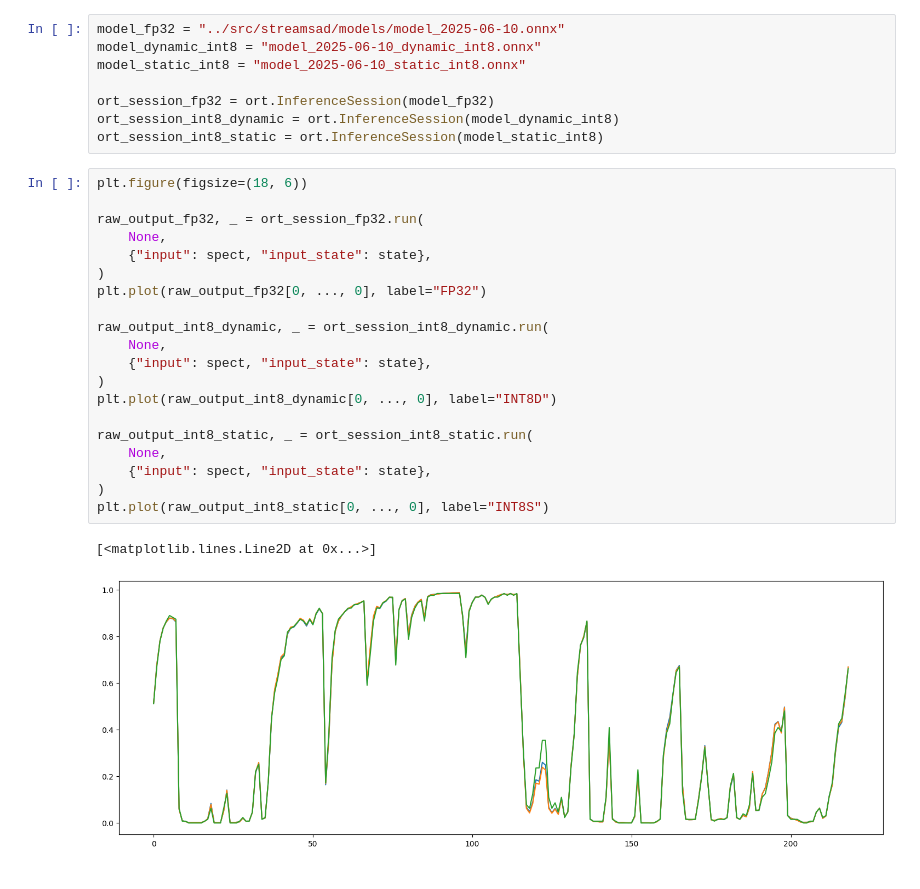
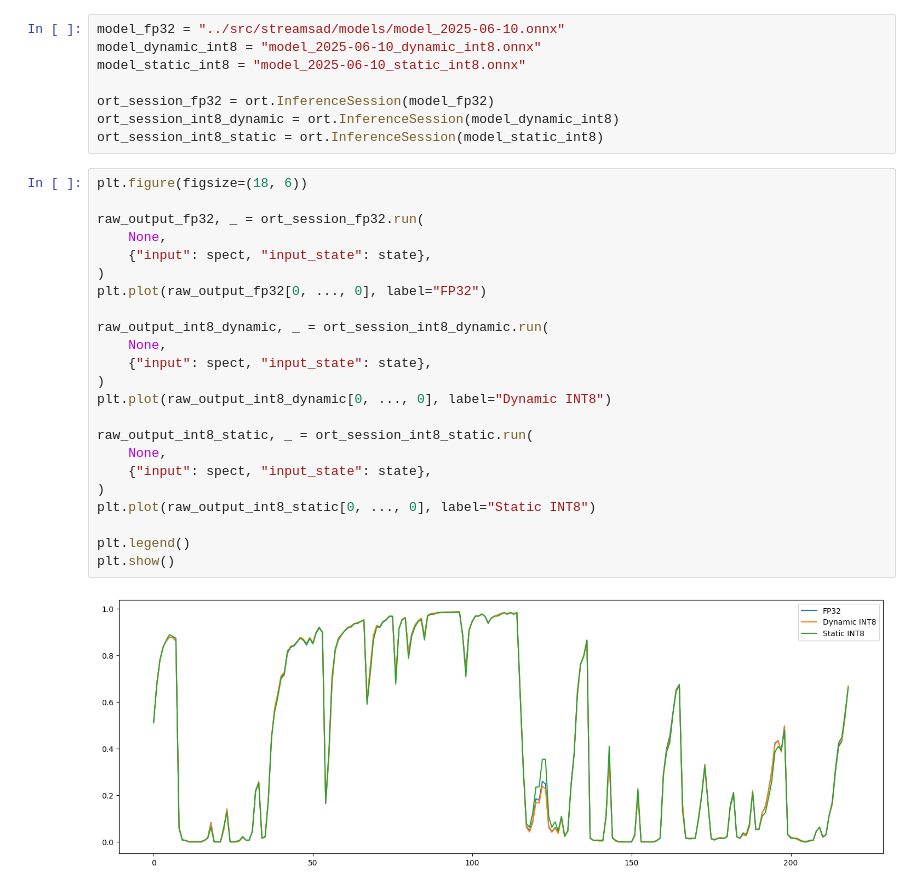
Before and after one commit to mohamad-hasan-sohan-ajini/streamsad, a Jupyter notebook: dev/output_comparison.ipynb, the cells around one changed output. Drawn from its saved outputs; the diff is of its cells as text.

Commit message:
Add legend

```diff
--- a/dev/output_comparison.ipynb
+++ b/dev/output_comparison.ipynb
@@ -21,23 +21,25 @@ ort_session_int8_static = ort.InferenceSession(model_static_int8)
 # %%
 plt.figure(figsize=(18, 6))
 
 raw_output_fp32, _ = ort_session_fp32.run(
     None,
     {"input": spect, "input_state": state},
 )
 plt.plot(raw_output_fp32[0, ..., 0], label="FP32")
 
 raw_output_int8_dynamic, _ = ort_session_int8_dynamic.run(
     None,
     {"input": spect, "input_state": state},
 )
-plt.plot(raw_output_int8_dynamic[0, ..., 0], label="INT8D")
+plt.plot(raw_output_int8_dynamic[0, ..., 0], label="Dynamic INT8")
 
 raw_output_int8_static, _ = ort_session_int8_static.run(
     None,
     {"input": spect, "input_state": state},
 )
-plt.plot(raw_output_int8_static[0, ..., 0], label="INT8S")
+plt.plot(raw_output_int8_static[0, ..., 0], label="Static INT8")
+
+plt.legend()
+plt.show()
 # %% [output]
-[<matplotlib.lines.Line2D at 0x...>]
-[figure, old version]
+[figure, new version]
```
